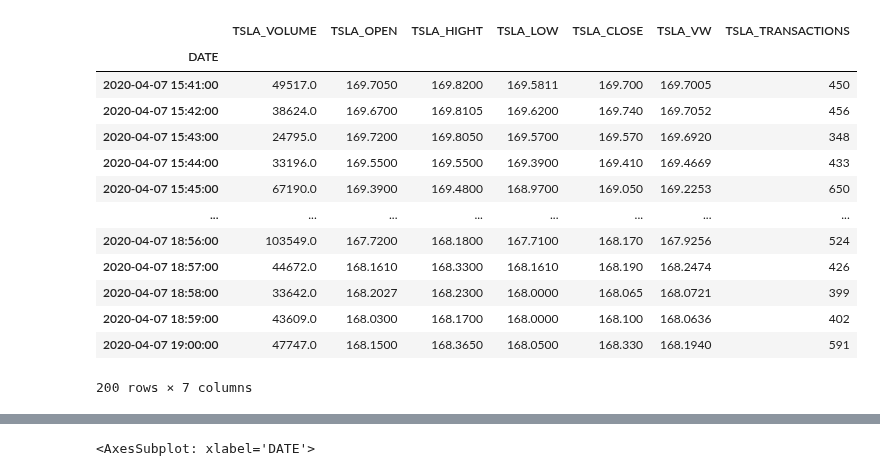
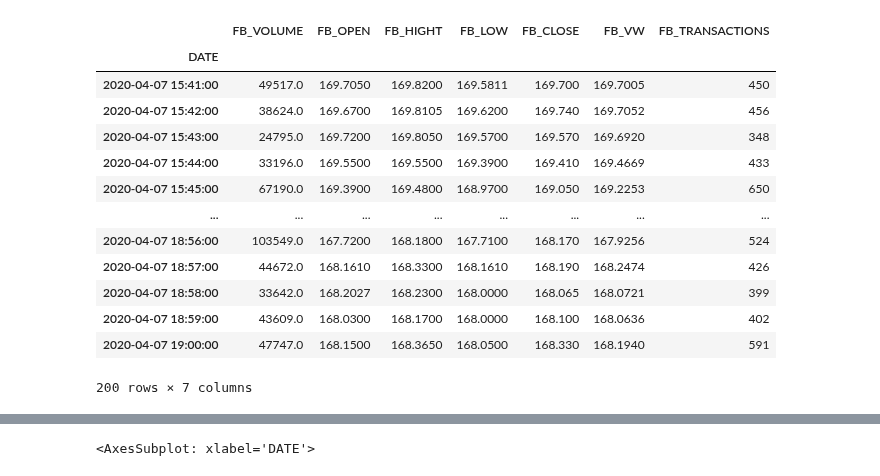
Before and after one commit to yashbhesaniya/fractional-differentiation-time-series, a Jupyter notebook: notebooks/volume_indicators.ipynb, the cells around one changed output, grey strips where cells are left out. Saved outputs shown, nothing was run; the diff lists cells and outputs as text; code cells hidden in the pictures.

```diff
--- a/notebooks/volume_indicators.ipynb
+++ b/notebooks/volume_indicators.ipynb
@@ -8,14 +8,14 @@ from IPython.display import display
 # %%
 dataloader = DataLoader(time_index_col= 'DATE',
                     keep_cols = ['VOLUME','OPEN', 'HIGHT', 'LOW', 'CLOSE', 'VW','TRANSACTIONS'])
-ticker = 'TSLA'
-fname_TSLA = 'equities/FB_2020-04-07_2022-04-06.parquet'
-fname = fname_TSLA
+ticker = 'FB'
+fname_FB = 'equities/FB_2020-04-07_2022-04-06.parquet'
+fname = fname_FB
 N = 200
 df = dataloader.load_dataset({ticker:'../data/'+fname}).iloc[:N]
 display(df)
 # %% [output]
-|  | TSLA_VOLUME | TSLA_OPEN | TSLA_HIGHT | TSLA_LOW | TSLA_CLOSE | TSLA_VW | TSLA_TRANSACTIONS |
+|  | FB_VOLUME | FB_OPEN | FB_HIGHT | FB_LOW | FB_CLOSE | FB_VW | FB_TRANSACTIONS |
 | DATE |  |  |  |  |  |  |  |
 | 2020-04-07 15:41:00 | 49517.0 | 169.7050 | 169.8200 | 169.5811 | 169.700 | 169.7005 | 450 |
 | 2020-04-07 15:42:00 | 38624.0 | 169.6700 | 169.8105 | 169.6200 | 169.740 | 169.7052 | 456 |
```
Also changed, not shown: parts of 9 cells of this notebook.
